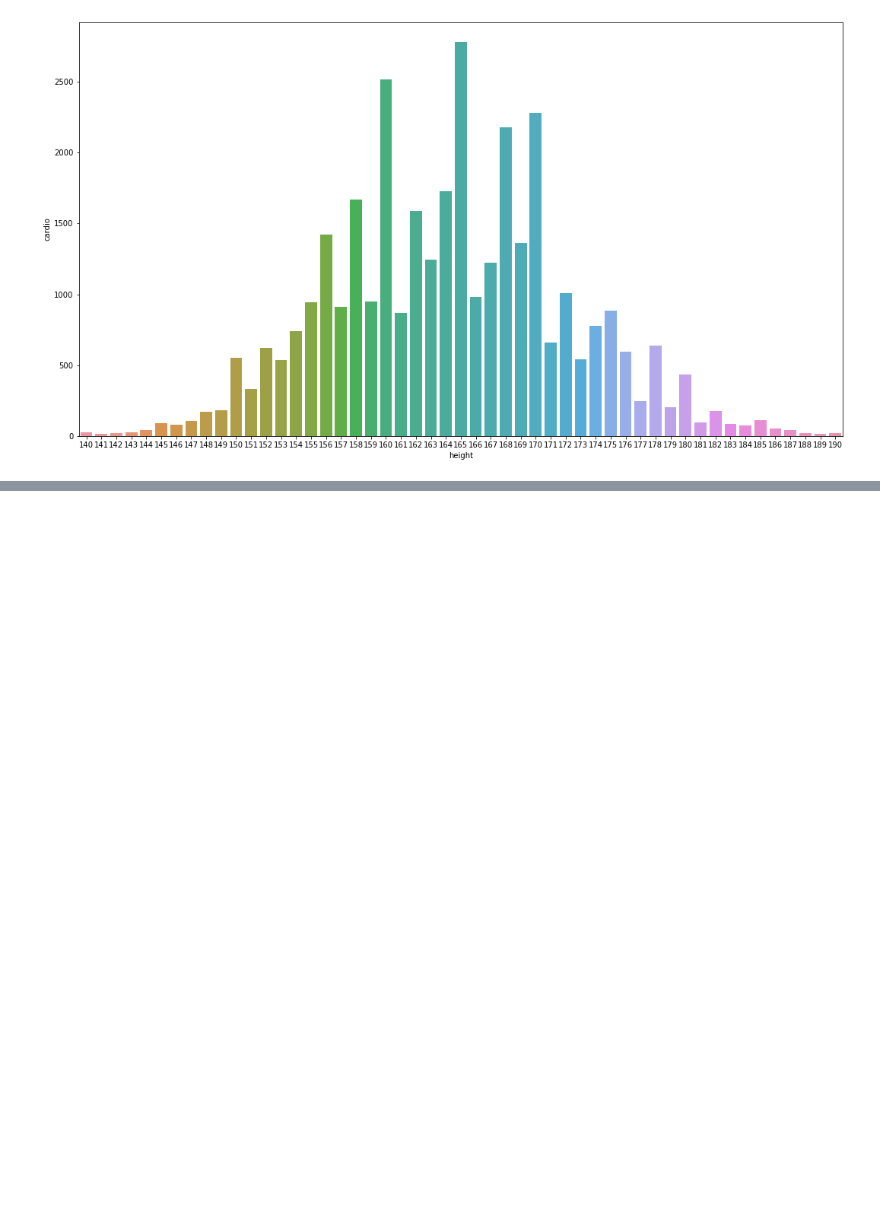
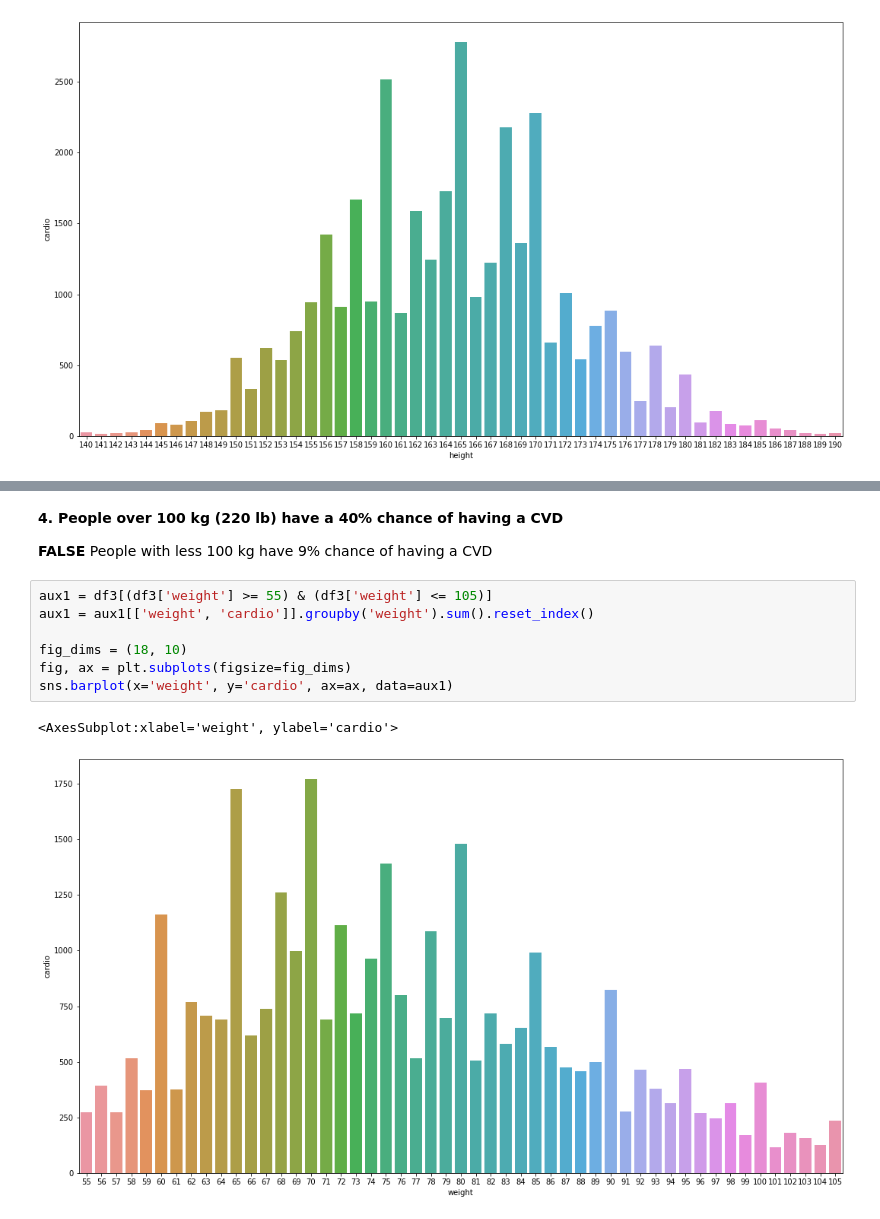
Before and after one commit to HenriqueCR1291/cardio_catch_diseases, a Jupyter notebook: m01_cardio_catch_diseases.ipynb, the cells around one changed output, grey strips where cells are left out. Cells and saved outputs as stored; diff of their text form; blank space fills up the shorter version.

```diff
--- a/m01_cardio_catch_diseases.ipynb
+++ b/m01_cardio_catch_diseases.ipynb
@@ -349,0 +374,14 @@ dtype: int64
+# %% [markdown]
+**4. People over 100 kg (220 lb) have a 40% chance of having a CVD**
+
+**FALSE** People with less 100 kg have 9% chance of having a CVD
+# %%
+aux1 = df3[(df3['weight'] >= 55) & (df3['weight'] <= 105)]
+aux1 = aux1[['weight', 'cardio']].groupby('weight').sum().reset_index()
+
+fig_dims = (18, 10)
+fig, ax = plt.subplots(figsize=fig_dims)
+sns.barplot(x='weight', y='cardio', ax=ax, data=aux1)
+# %% [output]
+<AxesSubplot:xlabel='weight', ylabel='cardio'>
+[figure, added]
```
Also changed, not shown: parts of 16 cells of this notebook.
